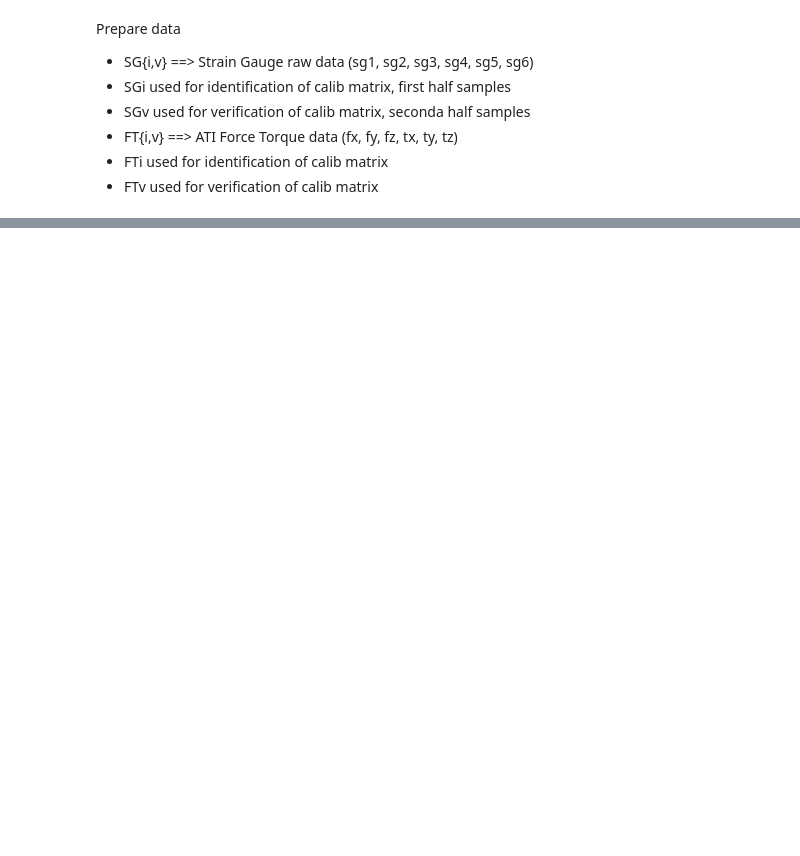
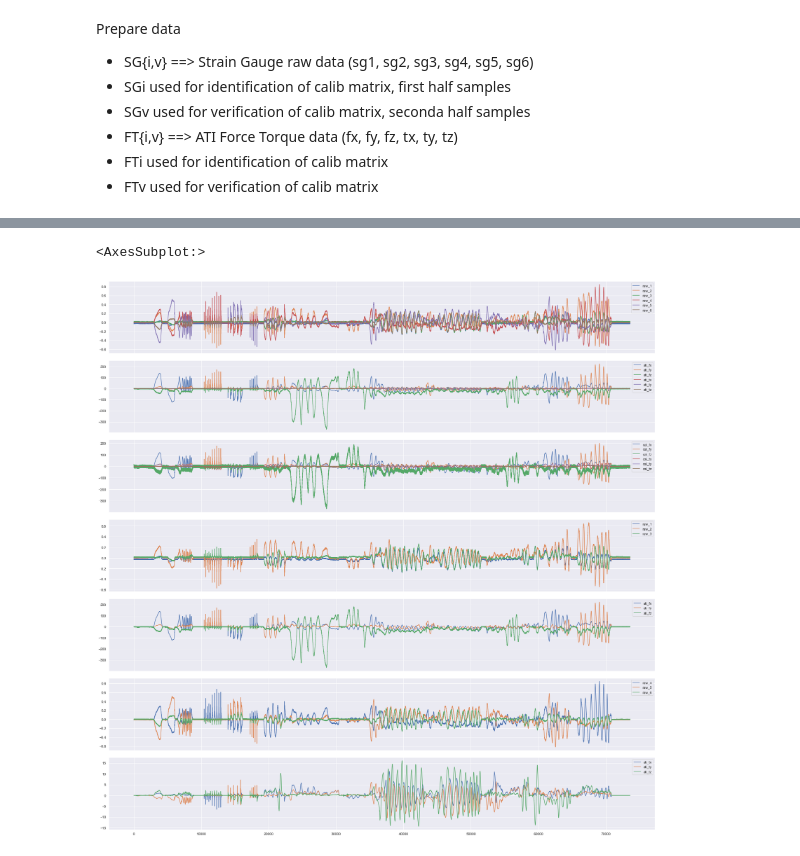
Before and after one commit to alessiomargan/pandas-snip, a Jupyter notebook: ft_calib.ipynb, the cells around one changed output, grey strips where cells are left out. Drawn from its saved outputs; the diff is of its cells as text; code cells hidden in the pictures; blank space fills up the shorter version.

```diff
--- a/ft_calib.ipynb
+++ b/ft_calib.ipynb
@@ -15,7 +17,7 @@ cal_col_names = [f'cal_{s}' for s in ft_cols_name]
 
 col_names =["time_ns"]+raw_col_names+ati_col_names
 # read local file
-data = pd.read_csv("sens_ones.txt", sep="\t", names=col_names)
+data = pd.read_csv("sens_ones_2.txt", sep="\t", names=col_names)
 # read from gitlab
 gitlab_file_arg = ("hhmc-firmware/msp432-ft6","calib/sens_1.txt","calib")
 #data = pd.read_csv(gitlab_raw_data(*gitlab_file_arg), sep="\t", names=col_names)
@@ -63,10 +86,12 @@ npSGi_inv = np.linalg.pinv(npSGi)
 npCM = np.dot(npSGi_inv,npFTi)
 condCM = np.linalg.cond(npCM)
 print(f"CM condition number {condCM}")
-npFc= np.dot(npSGv,npCM)
-Fc = pd.DataFrame(data=npFc.astype(float),columns=cal_col_names)
+
+Fc = pd.DataFrame(data=np.dot(npSGv,npCM),columns=cal_col_names)
 
 data = data.join(pd.DataFrame(data=np.dot(npSG,npCM).astype(float),columns=cal_col_names))
 
+data["err_fx"] = data["ati_fx"] - data["cal_fx"]
+
 # Compute mean square errors
 F_residual = Fc - FTv
@@ -83,19 +121,19 @@ ret = write_bin(npCM.T,"cal_mat.bin")
 # %%
-import matplotlib.pyplot as plt
-import seaborn as sns
-sns.set()
 
 fig, axes = plt.subplots(7,1, sharex='col', figsize=(25,25))
 plt.tight_layout()
 
 #data[col_names[1:]].plot(ax=axes[0,0])
 data[raw_col_names].plot(ax=axes[0])
 data[ati_col_names].plot(ax=axes[1])
 data[cal_col_names].plot(ax=axes[2])
 data[raw_col_names[:3]].plot(ax=axes[3])
 data[ati_col_names[:3]].plot(ax=axes[4])
 data[raw_col_names[-3:]].plot(ax=axes[5])
 data[ati_col_names[-3:]].plot(ax=axes[6])
+# %% [output]
+<AxesSubplot:>
+[figure, added]
 # %%
 fig, axes = plt.subplots(4,4, sharex='col', figsize=(25,15))
 plt.tight_layout()
```
Also changed, not shown: parts of 8 cells of this notebook, 2 other files.
